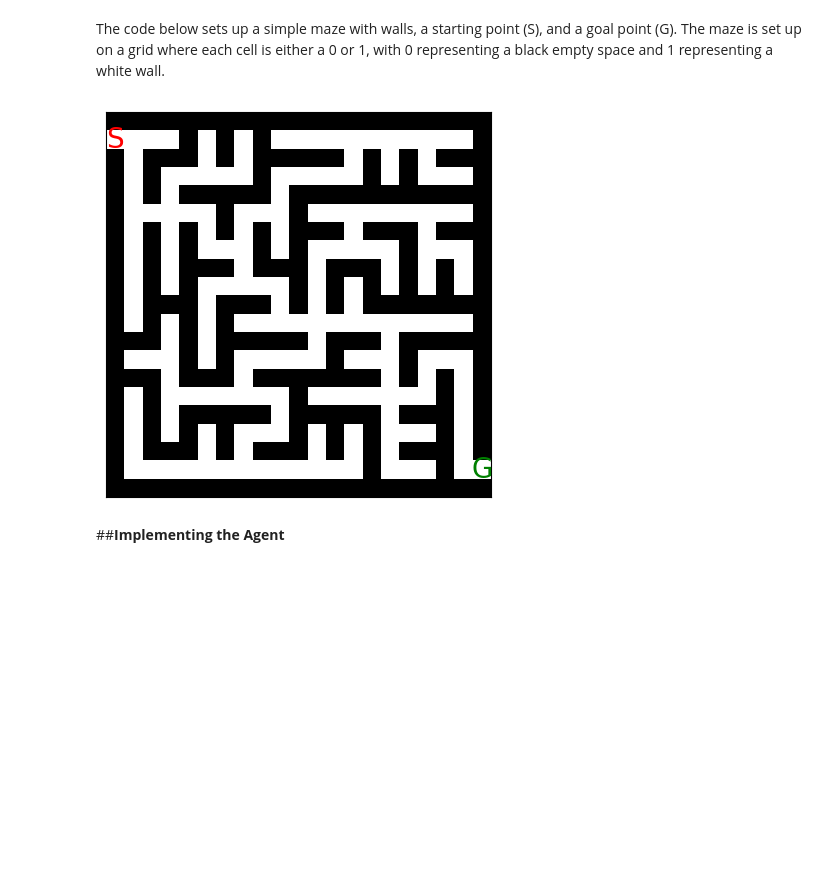
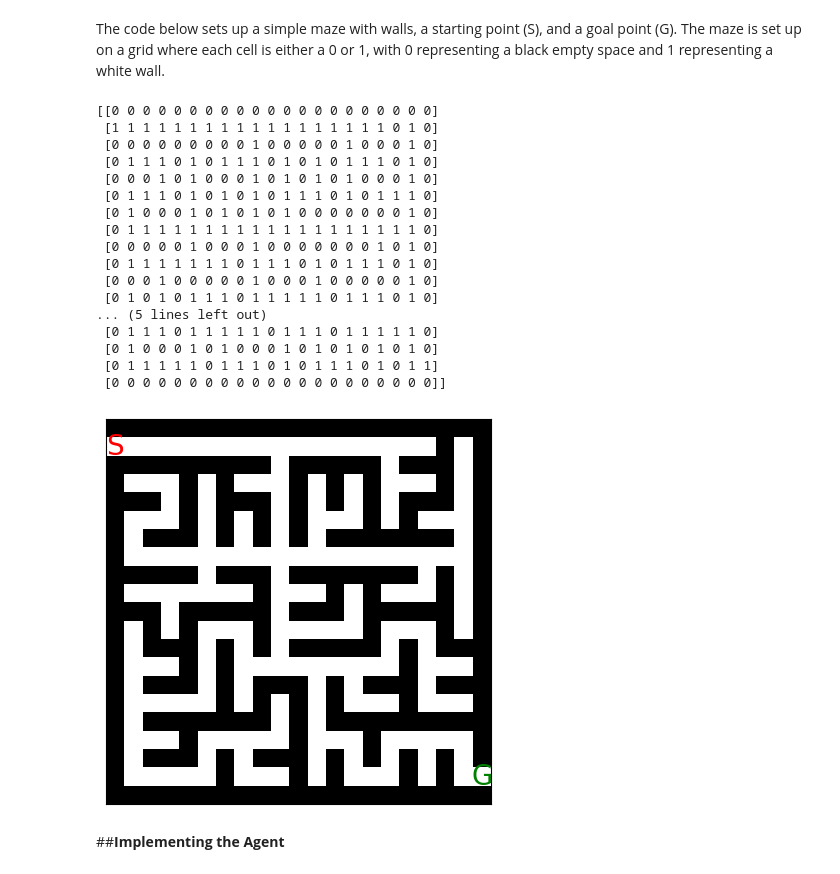
Before and after one commit to bharatramanaik/Maze-solver-bot, a Jupyter notebook: FinalMaze_gdrive.ipynb, the cells around one changed output. Cells and saved outputs as stored; diff of their text form; code cells hidden in the pictures; blank space fills up the shorter version.

```diff
--- a/FinalMaze_gdrive.ipynb
+++ b/FinalMaze_gdrive.ipynb
@@ -88,12 +88,29 @@ def generate_matrix(image_path):
 
     return mapped_matrix
 # %%
-maze_layout=generate_matrix(f"E:/Major_project/Major-Project/Major-Project/Final_model/archive/rectangular_mazes/5.png")
-
+maze_layout=generate_matrix(f"E:/Major_project/Major-Project/Major-Project/Final_model/archive/rectangular_mazes/1.png")
+print(maze_layout)
 maze = Maze(maze_layout, (0, 1), (20, 19))
 maze.show_maze()
 # %% [output]
+[[0 0 0 0 0 0 0 0 0 0 0 0 0 0 0 0 0 0 0 0 0]
+ [1 1 1 1 1 1 1 1 1 1 1 1 1 1 1 1 1 1 0 1 0]
+ [0 0 0 0 0 0 0 0 0 1 0 0 0 0 0 1 0 0 0 1 0]
+ [0 1 1 1 0 1 0 1 1 1 0 1 0 1 0 1 1 1 0 1 0]
+ [0 0 0 1 0 1 0 0 0 1 0 1 0 1 0 1 0 0 0 1 0]
+ [0 1 1 1 0 1 0 1 0 1 0 1 1 1 0 1 0 1 1 1 0]
+ [0 1 0 0 0 1 0 1 0 1 0 1 0 0 0 0 0 0 0 1 0]
+ [0 1 1 1 1 1 1 1 1 1 1 1 1 1 1 1 1 1 1 1 0]
+ [0 0 0 0 0 1 0 0 0 1 0 0 0 0 0 0 0 1 0 1 0]
+ [0 1 1 1 1 1 1 1 0 1 1 1 0 1 0 1 1 1 0 1 0]
+ [0 0 0 1 0 0 0 0 0 1 0 0 0 1 0 0 0 0 0 1 0]
+ [0 1 0 1 0 1 1 1 0 1 1 1 1 1 0 1 1 1 0 1 0]
+... (5 lines left out)
+ [0 1 1 1 0 1 1 1 1 1 0 1 1 1 0 1 1 1 1 1 0]
+ [0 1 0 0 0 1 0 1 0 0 0 1 0 1 0 1 0 1 0 1 0]
+ [0 1 1 1 1 1 0 1 1 1 0 1 0 1 1 1 0 1 0 1 1]
+ [0 0 0 0 0 0 0 0 0 0 0 0 0 0 0 0 0 0 0 0 0]]
-[figure, old version]
+[figure, new version]
 # %% [markdown]
 ##**Implementing the Agent**
 # %% [markdown]
```
Also changed, not shown: parts of 4 cells of this notebook.
